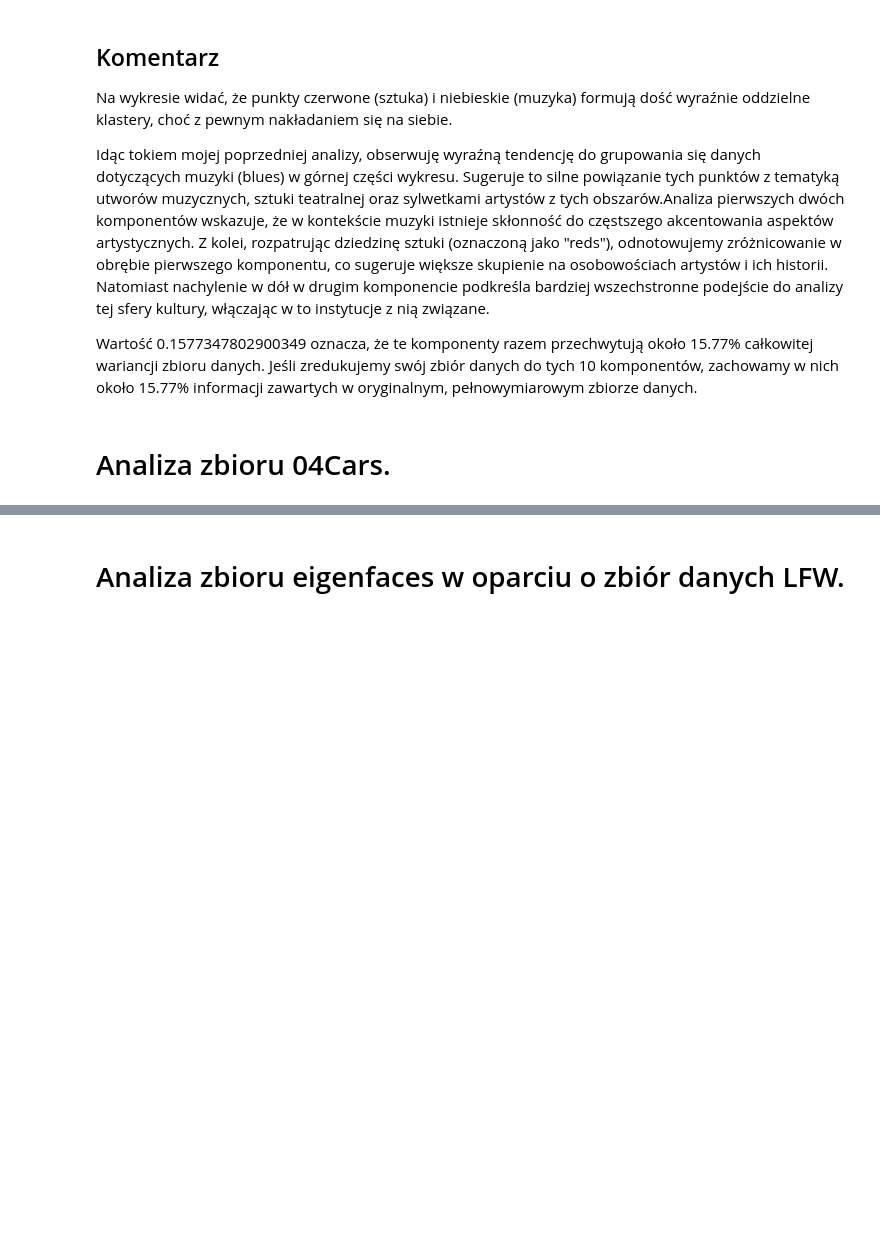
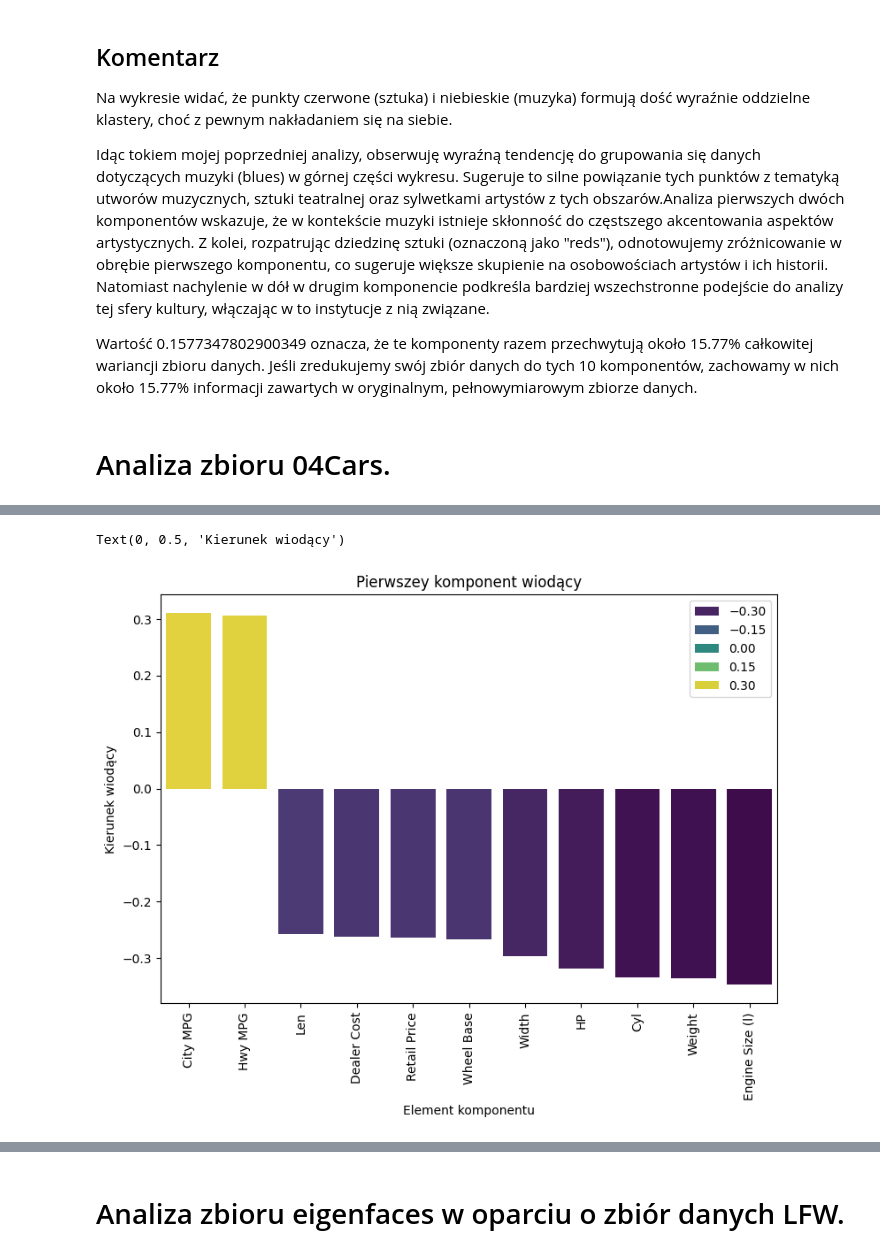
Before and after one commit to ksobczykR2DS/data-visualization-and-exploration, a Jupyter notebook: ed_lab1/ed_labs_report.ipynb, the cells around one changed output, grey strips where cells are left out. Cells and saved outputs as stored; diff of their text form; code cells hidden in the pictures; blank space fills up the shorter version.

```diff
--- a/ed_lab1/ed_labs_report.ipynb
+++ b/ed_lab1/ed_labs_report.ipynb
@@ -193,0 +261,11 @@ Wartość 0.1577347802900349 oznacza, że te komponenty razem przechwytują oko
+# %%
+import seaborn as sns
+plt.figure(figsize=(9,6))
+sns.barplot(x=attributes, y=pca.components_[0], order=np.array(attributes)[np.argsort(pca.components_[0])[::-1]], palette='viridis',hue=pca.components_[0])
+plt.xticks(rotation=90)
+plt.title("Pierwszey komponent wiodący")
+plt.xlabel("Element komponentu")
+plt.ylabel("Kierunek wiodący")
+# %% [output]
+Text(0, 0.5, 'Kierunek wiodący')
+[figure, added]
```
Also changed, not shown: parts of 11 cells of this notebook.
